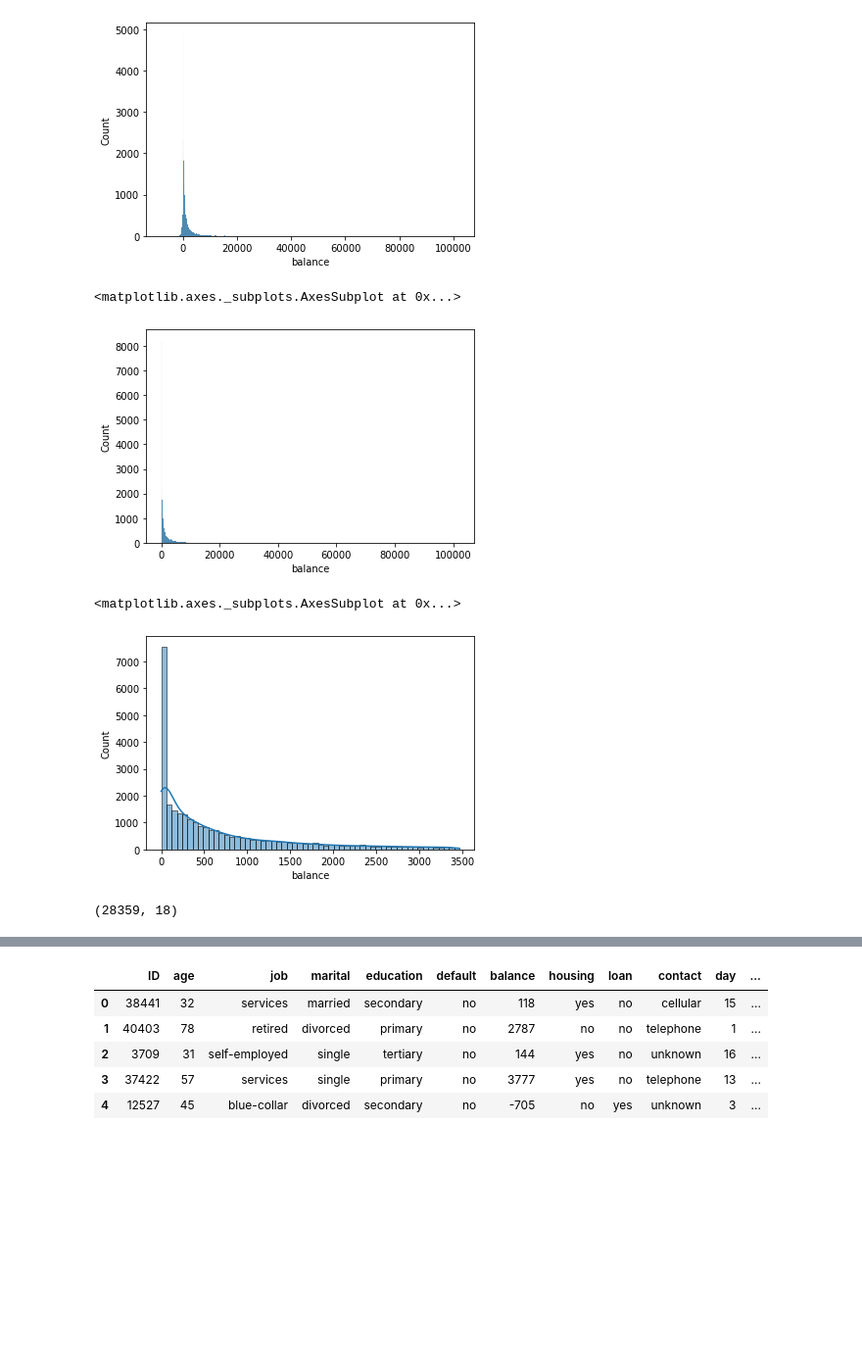
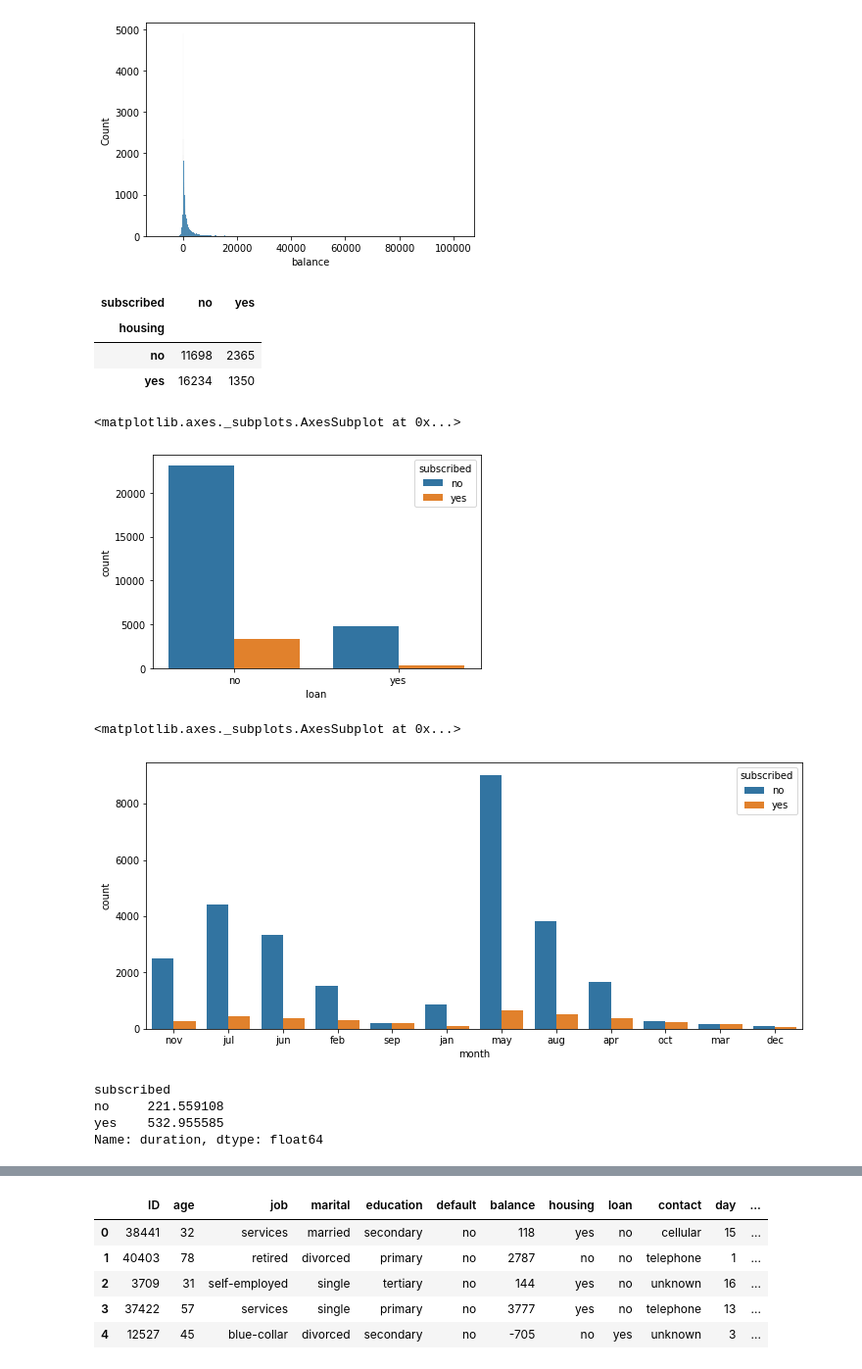
Before and after one commit to CaptaiN785/Client-Subscrption, a Jupyter notebook: main.ipynb, the cells around one changed output, grey strips where cells are left out. Shown at 98% size. Drawn from its saved outputs; the diff is of its cells as text; code cells hidden in the pictures; blank space fills up the shorter version.

```diff
--- a/main.ipynb
+++ b/main.ipynb
@@ -156,31 +197,32 @@ sns.histplot(train['balance'])
 # %% [output]
 <matplotlib.axes._subplots.AxesSubplot at 0x...>
 [figure]
-# %%
-train['balance'] = train['balance'].apply(lambda x : max(0, x))
-sns.histplot(train['balance'])
-# %% [output]
-<matplotlib.axes._subplots.AxesSubplot at 0x...>
-[figure, removed]
-# %%
-## Let's remove the outliers using interquartile range method
-
-q1 = np.percentile(train['balance'], 25)
-q3 = np.percentile(train['balance'], 75)
-
-iqr = q3 - q1
-
-lb = q1 - 1.5*iqr
-ub = q3 + 1.5*iqr
-
-train = train[(train['balance'] > lb) & (train['balance'] < ub)]
-# %%
-sns.histplot(train['balance'], kde = True)
-# %% [output]
-<matplotlib.axes._subplots.AxesSubplot at 0x...>
-[figure, removed]
-# %%
-## Now it looks good
-train.shape
-# %% [output]
-(28359, 18)
+# %%
+## housing
+pd.crosstab(train['housing'], train['subscribed'])
+# %% [output]
+| subscribed | no | yes |
+| housing |  |  |
+| no | 11698 | 2365 |
+| yes | 16234 | 1350 |
+# %%
+## loan
+sns.countplot(x = 'loan', data = train, hue = 'subscribed')
+# %% [output]
+<matplotlib.axes._subplots.AxesSubplot at 0x...>
+[figure, added]
+# %%
+## Month
+plt.figure(figsize =(12, 5))
+sns.countplot(x = 'month', data = train, hue = 'subscribed')
+# %% [output]
+<matplotlib.axes._subplots.AxesSubplot at 0x...>
+[figure, added]
+# %%
+## Having the more duration have more chance of subscribing
+train.groupby('subscribed')['duration'].mean()
+# %% [output]
+subscribed
+no     221.559108
+yes    532.955585
+Name: duration, dtype: float64
```
Also changed, not shown: parts of 26 cells of this notebook.
